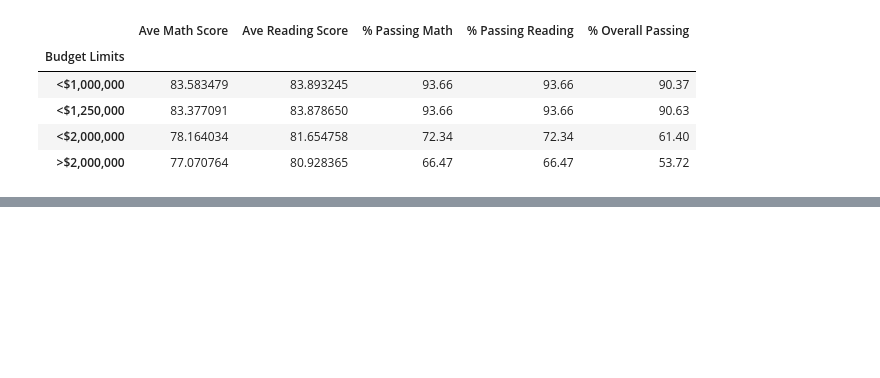
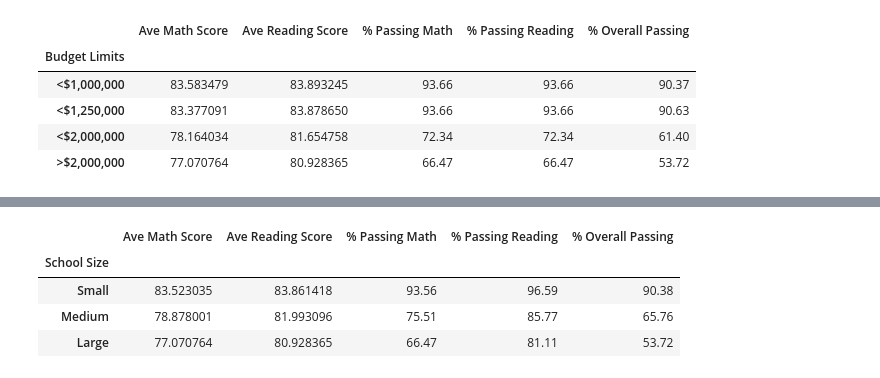
Before and after one commit to rketchum95/pandas-challenge, a Jupyter notebook: PyCitySchools/Main.ipynb, the cells around one changed output, grey strips where cells are left out. Saved outputs shown, nothing was run; the diff lists cells and outputs as text; code cells hidden in the pictures; blank space fills up the shorter version.

```diff
--- a/PyCitySchools/Main.ipynb
+++ b/PyCitySchools/Main.ipynb
@@ -281,0 +302,40 @@ spending_summary_df
+# %%
+#Calcuation for ave math score by school size & create dataframe
+ave_math_by_size=school_size_df['math_score'].mean()
+ave_math_by_size_df=pd.DataFrame(ave_math_by_size)
+
+#Calcuation for ave reading score by school size & create dataframe
+ave_reading_by_size = school_size_df['reading_score'].mean()
+ave_reading_by_size_df = pd.DataFrame(ave_reading_by_size)
+
+#Count of students by size bins:
+size_student_count=school_size_df['student_id'].count()
+
+#Calculations of Math passing percentages by school size:
+size_math_perc=round((size_school_df[size_school_df['math_score']>=70].groupby('School Size')['student_id'].count())/(size_student_count)*100,2)
+size_math_perc_df=pd.DataFrame(size_math_perc)
+
+#Calculations of Reading passing percentages by school size:
+
+size_reading_perc=round((size_school_df[size_school_df['reading_score']>=70].groupby('School Size')['student_id'].count())/(size_student_count)*100,2)
+size_reading_perc_df=pd.DataFrame(size_reading_perc)
+
+
+#Calculations of Overall passing percentages by school size
+size_pass_count = size_school_df[(size_school_df['math_score']>=70) & (size_school_df['reading_score']>=70)].groupby('School Size')['student_id'].count()
+size_pass_perc=round((size_pass_count/size_student_count)*100,2)
+size_pass_perc_df=pd.DataFrame(size_pass_perc)
+
+#erge ave Math & Reading DataFrames
+size_summary_df=pd.merge(ave_math_by_size_df,ave_reading_by_size_df,how='left',on='School Size')
+size_summary_df=pd.merge(size_summary_df, size_math_perc_df,how='left',on='School Size')
+size_summary_df=pd.merge(size_summary_df, size_reading_perc_df,how='left',on='School Size')
+size_summary_df=pd.merge(size_summary_df, size_pass_perc_df,how='left',on='School Size')
+size_summary_df.columns=['Ave Math Score', 'Ave Reading Score', '% Passing Math', '% Passing Reading', '% Overall Passing']
+size_summary_df
+# %% [output]
+|  | Ave Math Score | Ave Reading Score | % Passing Math | % Passing Reading | % Overall Passing |
+| School Size |  |  |  |  |  |
+| Small | 83.523035 | 83.861418 | 93.56 | 96.59 | 90.38 |
+| Medium | 78.878001 | 81.993096 | 75.51 | 85.77 | 65.76 |
+| Large | 77.070764 | 80.928365 | 66.47 | 81.11 | 53.72 |
```
Also changed, not shown: parts of 3 cells of this notebook.
